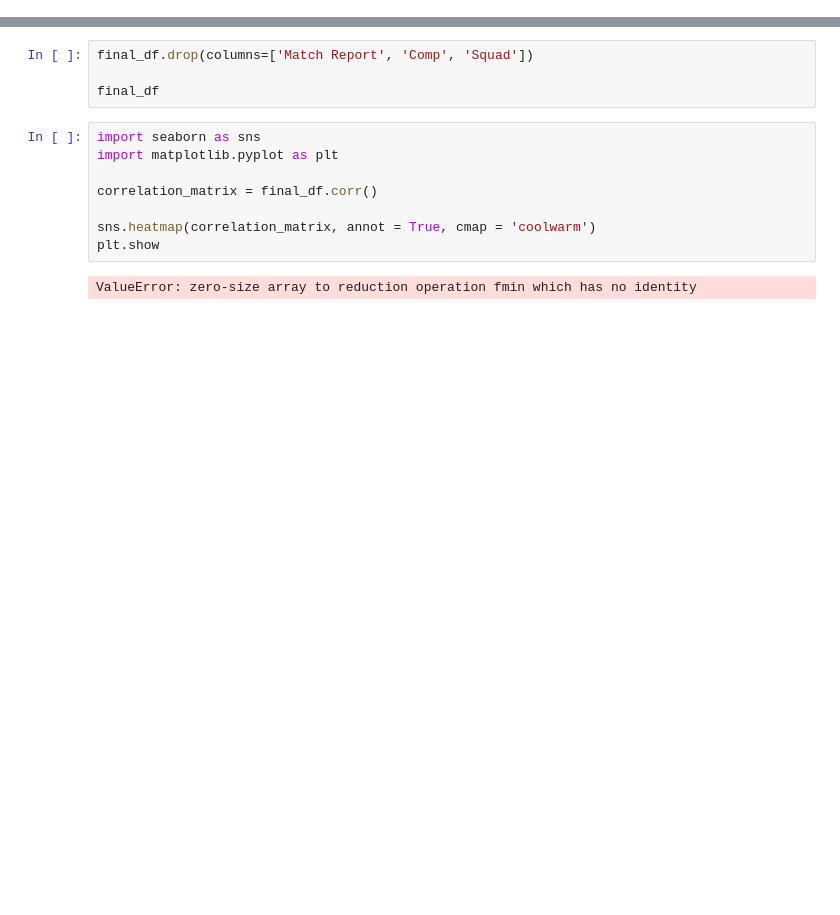
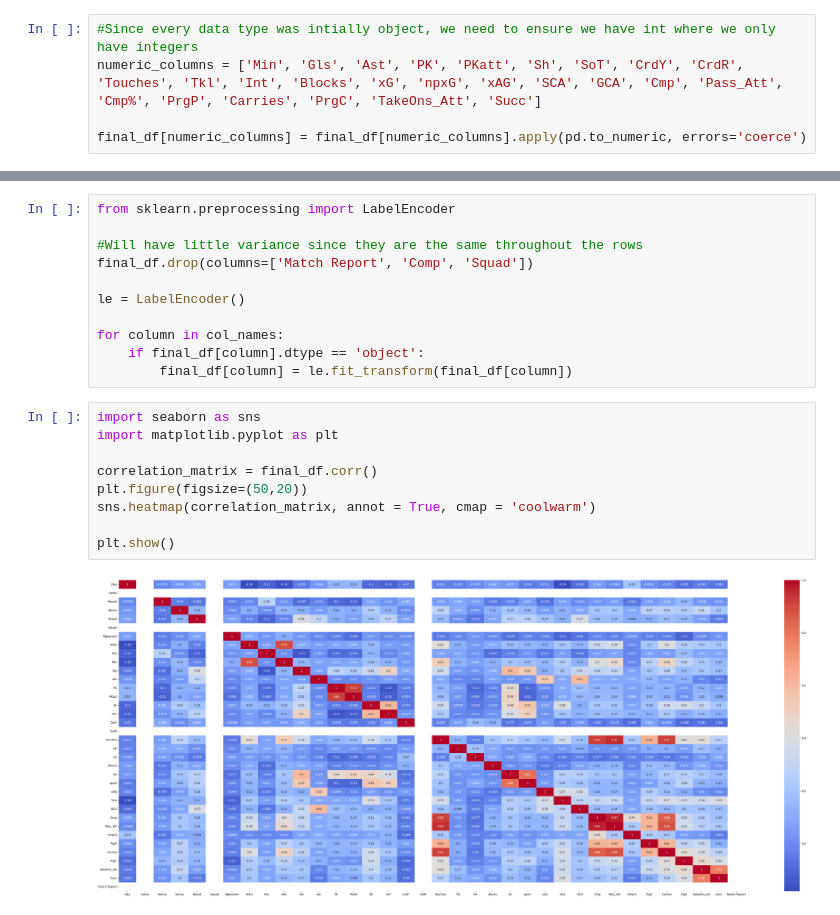
Before and after one commit to BILDADMOSES/PROJECT-MULTI, a Jupyter notebook: Web_Scrapping.ipynb, the cells around one changed output, grey strips where cells are left out. Drawn from its saved outputs; the diff is of its cells as text; blank space fills up the shorter version.

```diff
--- a/Web_Scrapping.ipynb
+++ b/Web_Scrapping.ipynb
@@ -135,6 +137,11 @@ if dfs:
 
 else:
     print("No data available.")
+# %%
+#Since every data type was intially object, we need to ensure we have int where we only have integers
+numeric_columns = ['Min', 'Gls', 'Ast', 'PK', 'PKatt', 'Sh', 'SoT', 'CrdY', 'CrdR', 'Touches', 'Tkl', 'Int', 'Blocks', 'xG', 'npxG', 'xAG', 'SCA', 'GCA', 'Cmp', 'Pass_Att', 'Cmp%', 'PrgP', 'Carries', 'PrgC', 'TakeOns_Att', 'Succ']
+
+final_df[numeric_columns] = final_df[numeric_columns].apply(pd.to_numeric, errors='coerce')
 # %%
 final_df.dtypes
 # %% [output]
@@ -157,15 +164,23 @@ Match Report    object
 dtype: object
-# %%
-final_df.drop(columns=['Match Report', 'Comp', 'Squad'])
-
-final_df
+# %%
+from sklearn.preprocessing import LabelEncoder
+
+#Will have little variance since they are the same throughout the rows
+final_df.drop(columns=['Match Report', 'Comp', 'Squad'])
+
+le = LabelEncoder()
+
+for column in col_names:
+    if final_df[column].dtype == 'object':
+        final_df[column] = le.fit_transform(final_df[column])
 # %%
 import seaborn as sns
 import matplotlib.pyplot as plt
 
 correlation_matrix = final_df.corr()
+plt.figure(figsize=(50,20))
+sns.heatmap(correlation_matrix, annot = True, cmap = 'coolwarm')
 
-sns.heatmap(correlation_matrix, annot = True, cmap = 'coolwarm')
-plt.show
+plt.show()
 # %% [output]
-ValueError: zero-size array to reduction operation fmin which has no identity
+[figure, added]
```
Also changed, not shown: parts of 2 cells of this notebook, 1 other file.
